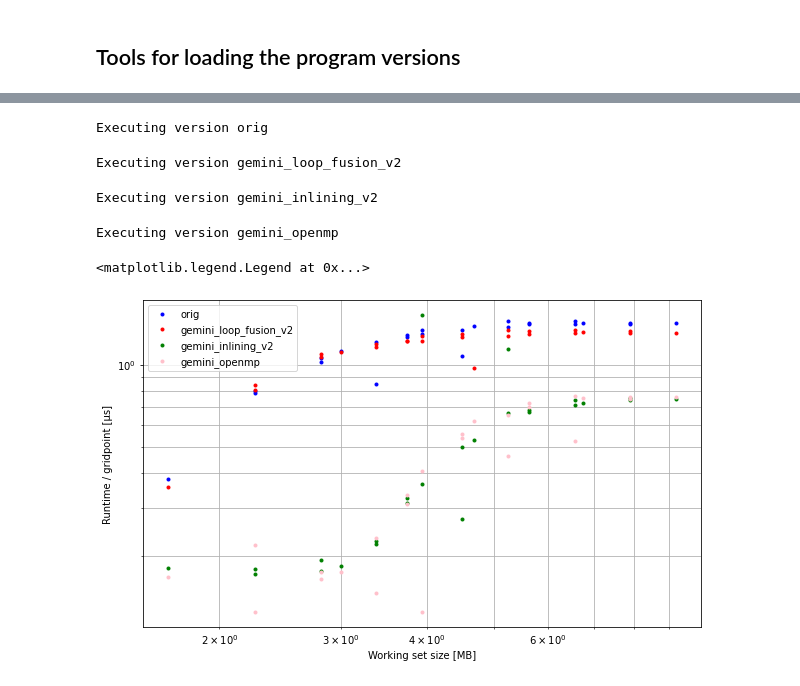
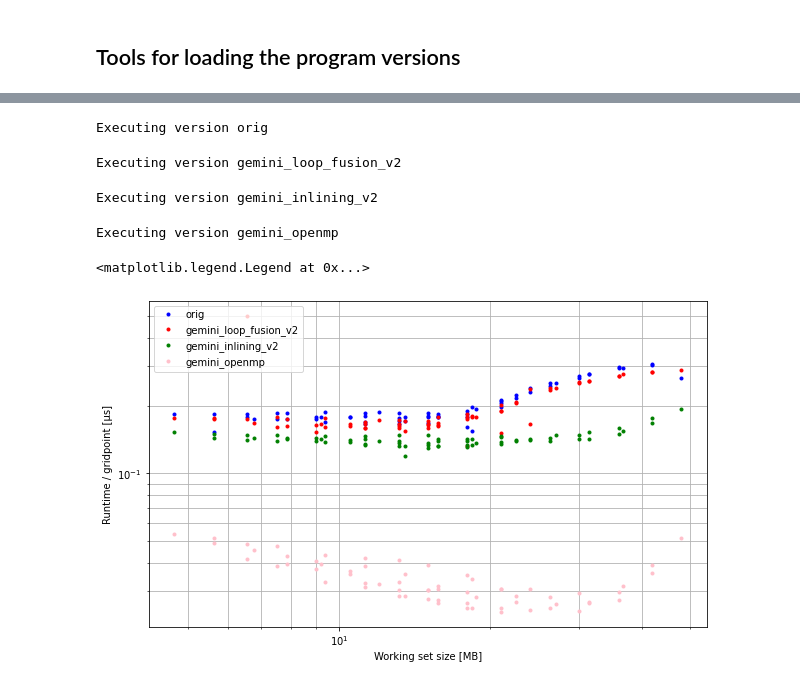
Before and after one commit to pavellippov/HPC4WC_Project12_AI_assited_optimization, a Jupyter notebook: gemini_optimization.ipynb, the cells around one changed output, grey strips where cells are left out. Cells and saved outputs as stored; diff of their text form; code cells hidden in the pictures.

Commit message:
working versions

```diff
--- a/gemini_optimization.ipynb
+++ b/gemini_optimization.ipynb
@@ -55,7 +56,7 @@ cp stencil2d-gemini_k_blocking.x stencil2d.x
 # %%
 def execute_version(version, nx=64, ny=64, nz=64, num_iter=1024, attempt=0):
     try:
-        result = subprocess.check_output(f"cd fortran_programs && srun -n 12 ./stencil2d-{version}.x+orig --nx {nx} --ny {ny} --nz {nz} --num_iter {num_iter}", shell = True, executable = "/bin/bash", stderr = subprocess.STDOUT)
+        result = subprocess.check_output(f"cd fortran_programs && srun -n 1 ./stencil2d-{version}.x+orig --nx {nx} --ny {ny} --nz {nz} --num_iter {num_iter}", shell = True, executable = "/bin/bash", stderr = subprocess.STDOUT)
     except subprocess.CalledProcessError as cpe:
         print("there was an error")
         result = cpe.output
@@ -67,7 +68,11 @@ def execute_version(version, nx=64, ny=64, nz=64, num_iter=1024, attempt=0):
                 cleaned_up_code_string +=line
     else:
         cleaned_up_code_string = code_string
-    exec(cleaned_up_code_string, None, globals() )
+    try:
+        exec(cleaned_up_code_string, None, globals() )
+    except Exception as e:
+        print(code_string)
+        return None
     return data
 
 def execute_versions(versions, nx=64, ny=64, nz=64, num_iter=1024):
@@ -109,6 +114,6 @@ def validate_results():
 
     plt.show()
 # %%
-test_version = "gemini_openmp"
+test_version = "GPT_loop_fusion2_omp"
 compile_version(test_version, output=True)
 # %% [output]
@@ -120,4 +125,5 @@ cp stencil2d-gemini_openmp.x stencil2d.x
 # %%
-result = execute_version(test_version, num_iter=128)
+os.environ["OMP_NUM_THREADS"] = "12"
+result = execute_version(test_version, num_iter=1024)
 print(result)
 # %% [output]
@@ -125,0 +132,15 @@ print(result)
+# %%
+openmp_versions = ["GPT_loop_fusion2_omp"]
+width=0.5
+for version in openmp_versions:
+    times = []
+    core_list = np.arange(1, 7)
+    for num_cores in tqdm(core_list):
+        os.environ["OMP_NUM_THREADS"] = f"{num_cores}"
+        result = execute_version(version, nx=128, ny=128,  num_iter=1024)
+        # print(result)
+        times.append(result[0][-1])
+    plt.bar(core_list, times, label=version)
+plt.xlabel("Num threads")
+plt.ylabel("Execution time, s")
+plt.legend()
@@ -139,35 +212,35 @@ def get_scan_data(version, nxs, nys, nz, num_iter):
             times.append(runtime)
     return np.array(data_sizes), np.array(times)
 # %%
-nxs = 16 * np.array([3, 4, 5, 6, 7])
-nys = 16 * np.array([3, 4, 5, 6, 7])
+nxs = 16 * np.array([5, 6, 7, 8, 10, 12, 14, 16])
+nys = 16 * np.array([5, 6, 7, 8, 10, 12, 14, 16])
 nz = 64
 num_iter = 128
 versions = ["orig",
             # "gemini_loop_fusion",
             "gemini_loop_fusion_v2",
             # "gemini_loop_unroll",
             "gemini_inlining_v2",
             "gemini_openmp",
            ]
 colors = ["blue",
           "red",
           "green",
           "pink",
          ]
 for version, color in zip(versions, colors):
     data_sizes, times = get_scan_data(version, nxs, nys, nz, num_iter)
     plt.loglog(data_sizes/ 1024. / 1024., times / data_sizes * 3 * 4 * 1e6, ".", label=version, color=color)
 plt.xlabel( 'Working set size [MB]' );
 plt.ylabel( 'Runtime / gridpoint [µs]' );
 plt.grid(visible=True, which='both')
 fig = matplotlib.pyplot.gcf()
 fig.set_size_inches(10, 6)
 plt.legend(loc="upper left")
 # %% [output]
 Executing version orig
 Executing version gemini_loop_fusion_v2
 Executing version gemini_inlining_v2
 Executing version gemini_openmp
 <matplotlib.legend.Legend at 0x...>
-[figure, old version]
+[figure, new version]
```
Also changed, not shown: parts of 12 cells of this notebook, 4 other files.
